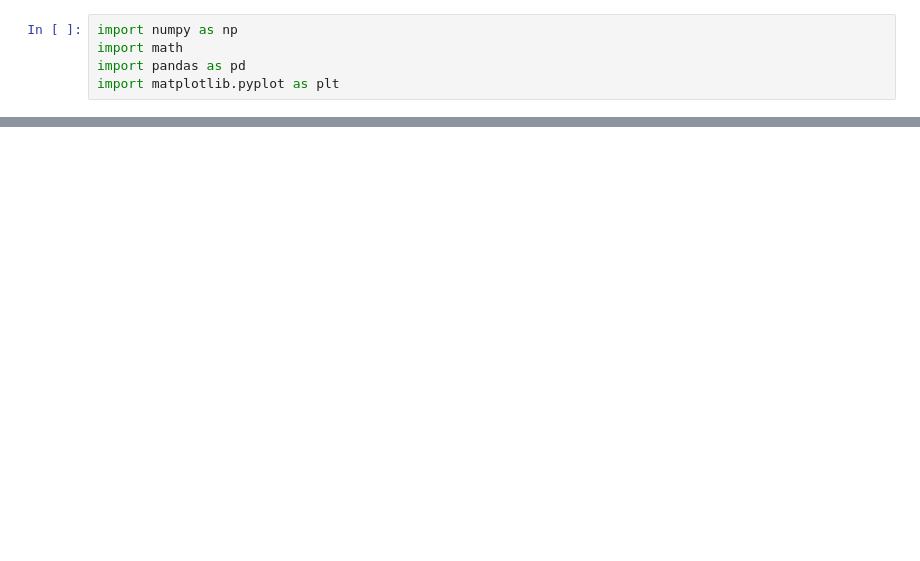
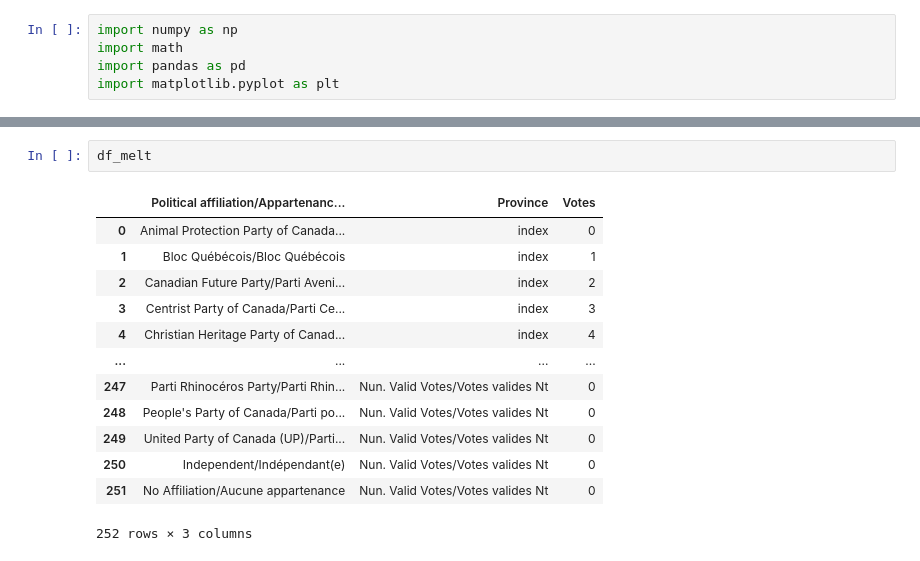
Before and after one commit to nervoustechie/canada-electoral-analysis, a Jupyter notebook: ElectoralAnalysis.ipynb, the cells around one changed output, grey strips where cells are left out. Saved outputs shown, nothing was run; the diff lists cells and outputs as text; blank space fills up the shorter version.

```diff
--- a/ElectoralAnalysis.ipynb
+++ b/ElectoralAnalysis.ipynb
@@ -18,0 +56,16 @@ seats = 5
+# %%
+df_melt
+# %% [output]
+|  | Political affiliation/Appartenanc... | Province | Votes |
+| 0 | Animal Protection Party of Canada... | index | 0 |
+| 1 | Bloc Québécois/Bloc Québécois | index | 1 |
+| 2 | Canadian Future Party/Parti Aveni... | index | 2 |
+| 3 | Centrist Party of Canada/Parti Ce... | index | 3 |
+| 4 | Christian Heritage Party of Canad... | index | 4 |
+| ... | ... | ... | ... |
+| 247 | Parti Rhinocéros Party/Parti Rhin... | Nun. Valid Votes/Votes valides Nt | 0 |
+| 248 | People's Party of Canada/Parti po... | Nun. Valid Votes/Votes valides Nt | 0 |
+| 249 | United Party of Canada (UP)/Parti... | Nun. Valid Votes/Votes valides Nt | 0 |
+| 250 | Independent/Indépendant(e) | Nun. Valid Votes/Votes valides Nt | 0 |
+| 251 | No Affiliation/Aucune appartenance | Nun. Valid Votes/Votes valides Nt | 0 |
+252 rows × 3 columns
```
Also changed, not shown: parts of 17 cells of this notebook, 1 other file.
